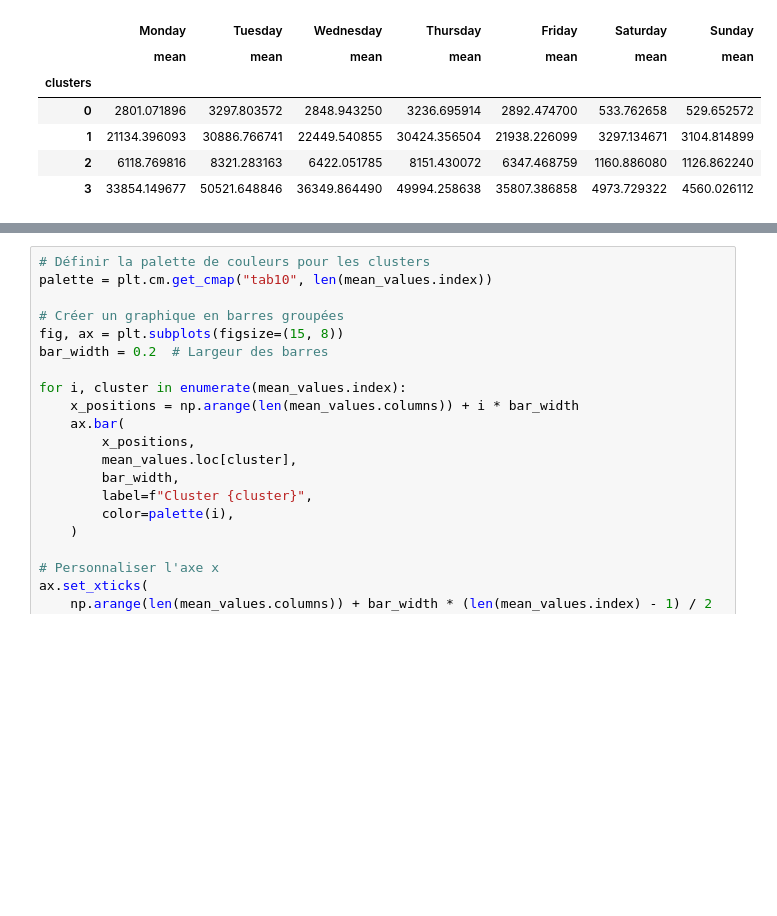
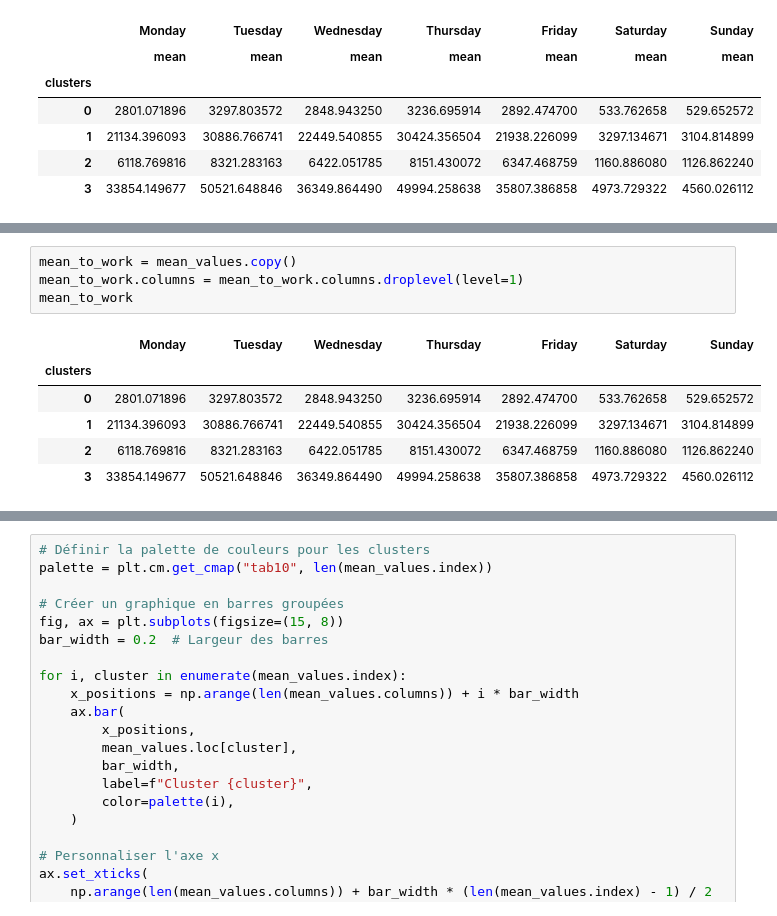
Before and after one commit to Cristina-MariaG/Big_data_clustering_electricity_consumption, a Jupyter notebook: 1.1_office_buildings_conso.ipynb, the cells around one changed output, grey strips where cells are left out. Drawn from its saved outputs; the diff is of its cells as text; blank space fills up the shorter version.

```diff
--- a/1.1_office_buildings_conso.ipynb
+++ b/1.1_office_buildings_conso.ipynb
@@ -799,0 +867,11 @@ pd.reset_option("display.max_columns")
+# %%
+mean_to_work = mean_values.copy()
+mean_to_work.columns = mean_to_work.columns.droplevel(level=1)
+mean_to_work
+# %% [output]
+|  | Monday | Tuesday | Wednesday | Thursday | Friday | Saturday | Sunday |
+| clusters |  |  |  |  |  |  |  |
+| 0 | 2801.071896 | 3297.803572 | 2848.943250 | 3236.695914 | 2892.474700 | 533.762658 | 529.652572 |
+| 1 | 21134.396093 | 30886.766741 | 22449.540855 | 30424.356504 | 21938.226099 | 3297.134671 | 3104.814899 |
+| 2 | 6118.769816 | 8321.283163 | 6422.051785 | 8151.430072 | 6347.468759 | 1160.886080 | 1126.862240 |
+| 3 | 33854.149677 | 50521.648846 | 36349.864490 | 49994.258638 | 35807.386858 | 4973.729322 | 4560.026112 |
```
Also changed, not shown: parts of 15 cells of this notebook, 2 other files.
